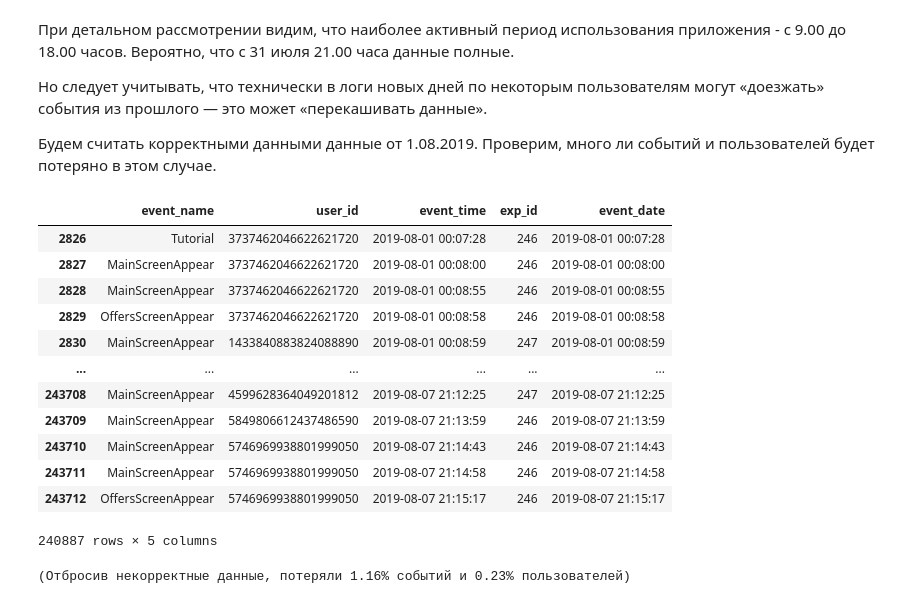
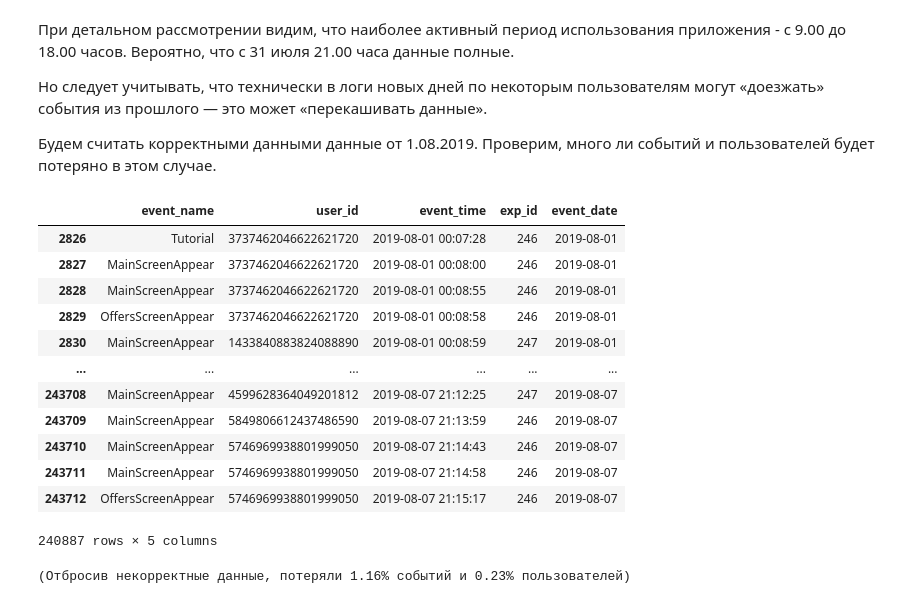
Before and after one commit to EkaterinaKitsiuk/data_analyst, a Jupyter notebook: Поведение пользователей мобильного приложения/Mobile_app.ipynb, the cells around one changed output. Cells and saved outputs as stored; diff of their text form; code cells hidden in the pictures.

```diff
--- a/Поведение пользователей мобильного приложения/Mobile_app.ipynb
+++ b/Поведение пользователей мобильного приложения/Mobile_app.ipynb
@@ -111,4 +109,5 @@ data = data.copy()
 # %%
 # Преобразуем столбец event_time в datetime64, а также добавим отдельный столбец дат
 data['event_time'] = pd.to_datetime(data['event_time'], unit='s')
-data['event_date'] = data['event_time'].astype('datetime64[D]')
+data['event_date'] = data['event_time'].dt.date
+data
@@ -224,21 +239,22 @@ Text(0, 0.5, 'Количество')
 
 Будем считать корректными данными данные от 1.08.2019. Проверим, много ли событий и пользователей будет потеряно в этом случае.
 # %%
+data['event_date'] = data['event_date'].astype('datetime64[D]')
 data_correct = data[data['event_date'] >= '2019-08-01']
 data_correct
 # %% [output]
 |  | event_name | user_id | event_time | exp_id | event_date |
-| 2826 | Tutorial | 3737462046622621720 | 2019-08-01 00:07:28 | 246 | 2019-08-01 00:07:28 |
-| 2827 | MainScreenAppear | 3737462046622621720 | 2019-08-01 00:08:00 | 246 | 2019-08-01 00:08:00 |
-| 2828 | MainScreenAppear | 3737462046622621720 | 2019-08-01 00:08:55 | 246 | 2019-08-01 00:08:55 |
-| 2829 | OffersScreenAppear | 3737462046622621720 | 2019-08-01 00:08:58 | 246 | 2019-08-01 00:08:58 |
-| 2830 | MainScreenAppear | 1433840883824088890 | 2019-08-01 00:08:59 | 247 | 2019-08-01 00:08:59 |
+| 2826 | Tutorial | 3737462046622621720 | 2019-08-01 00:07:28 | 246 | 2019-08-01 |
+| 2827 | MainScreenAppear | 3737462046622621720 | 2019-08-01 00:08:00 | 246 | 2019-08-01 |
+| 2828 | MainScreenAppear | 3737462046622621720 | 2019-08-01 00:08:55 | 246 | 2019-08-01 |
+| 2829 | OffersScreenAppear | 3737462046622621720 | 2019-08-01 00:08:58 | 246 | 2019-08-01 |
+| 2830 | MainScreenAppear | 1433840883824088890 | 2019-08-01 00:08:59 | 247 | 2019-08-01 |
 | ... | ... | ... | ... | ... | ... |
-| 243708 | MainScreenAppear | 4599628364049201812 | 2019-08-07 21:12:25 | 247 | 2019-08-07 21:12:25 |
-| 243709 | MainScreenAppear | 5849806612437486590 | 2019-08-07 21:13:59 | 246 | 2019-08-07 21:13:59 |
-| 243710 | MainScreenAppear | 5746969938801999050 | 2019-08-07 21:14:43 | 246 | 2019-08-07 21:14:43 |
-| 243711 | MainScreenAppear | 5746969938801999050 | 2019-08-07 21:14:58 | 246 | 2019-08-07 21:14:58 |
-| 243712 | OffersScreenAppear | 5746969938801999050 | 2019-08-07 21:15:17 | 246 | 2019-08-07 21:15:17 |
+| 243708 | MainScreenAppear | 4599628364049201812 | 2019-08-07 21:12:25 | 247 | 2019-08-07 |
+| 243709 | MainScreenAppear | 5849806612437486590 | 2019-08-07 21:13:59 | 246 | 2019-08-07 |
+| 243710 | MainScreenAppear | 5746969938801999050 | 2019-08-07 21:14:43 | 246 | 2019-08-07 |
+| 243711 | MainScreenAppear | 5746969938801999050 | 2019-08-07 21:14:58 | 246 | 2019-08-07 |
+| 243712 | OffersScreenAppear | 5746969938801999050 | 2019-08-07 21:15:17 | 246 | 2019-08-07 |
 240887 rows × 5 columns
 # %%
 events_uncorrect = (len(data) - len (data_correct)) * 100 / len(data)
```
Also changed, not shown: parts of 3 cells of this notebook.
